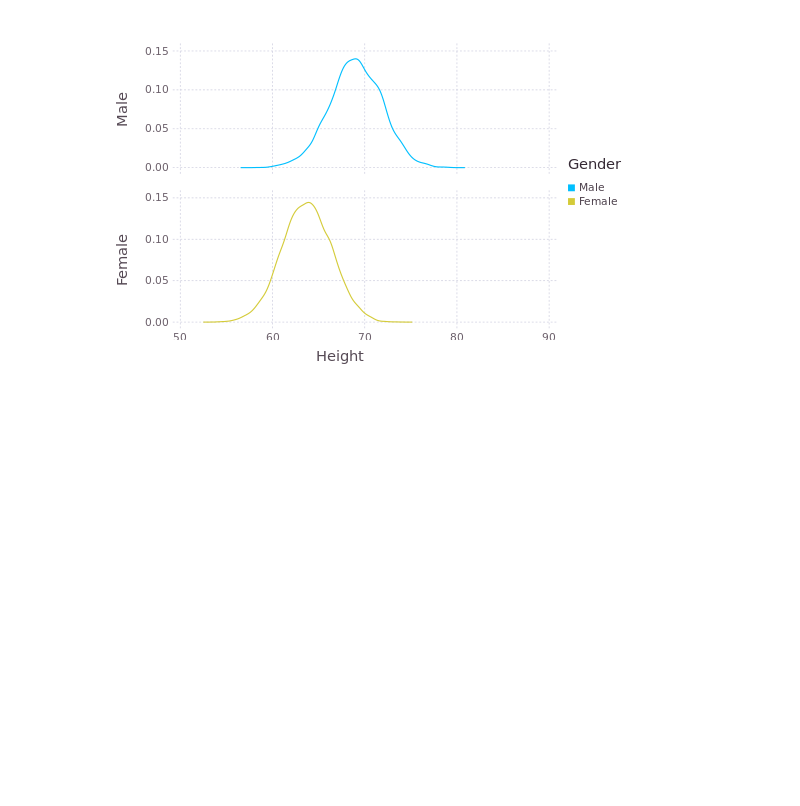
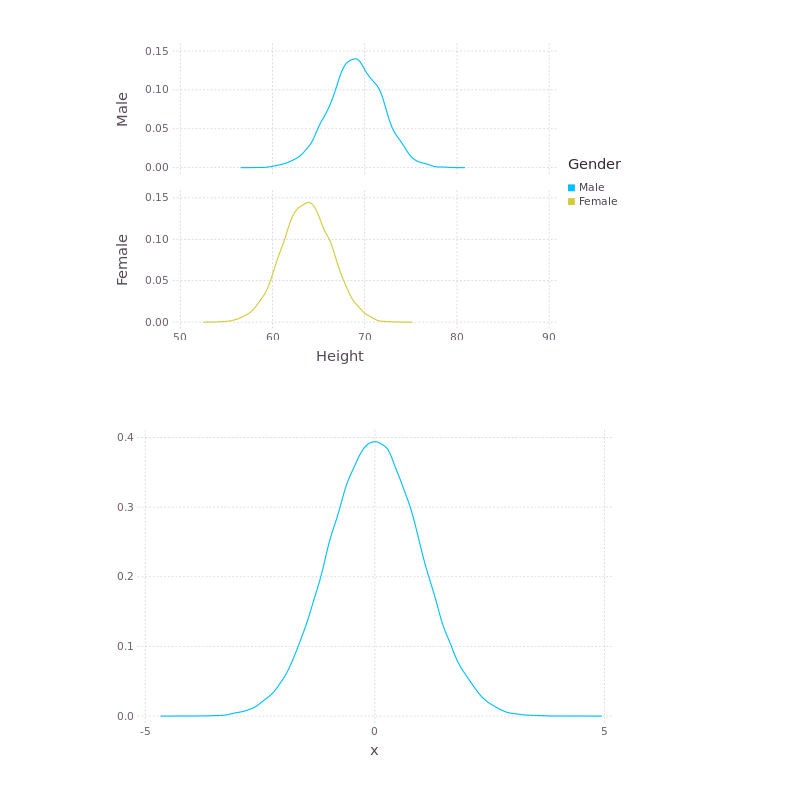
Before and after one commit to ajkl/mlfh-julia, a Jupyter notebook: Chapter 2.ipynb, the cells around one changed output. Saved outputs shown, nothing was run; the diff lists cells and outputs as text; code cells hidden in the pictures; blank space fills up the shorter version.

Commit message:
adding distribution plots and some cosmetic changes

```diff
--- a/Chapter 2.ipynb
+++ b/Chapter 2.ipynb
@@ -138,3 +138,9 @@ plot(df, x="Height", color="Gender", Geom.density)
 plot(df, ygroup="Gender", x="Height", color="Gender", Geom.subplot_grid(Geom.density))
 # %% [output]
 [figure]
+# %%
+using Distributions
+data = rand(Normal(0, 1), 100000)
+plot(x=data, Geom.density)
+# %% [output]
+[figure, added]
```
Also changed, not shown: parts of 5 cells of this notebook, 1 other file.
